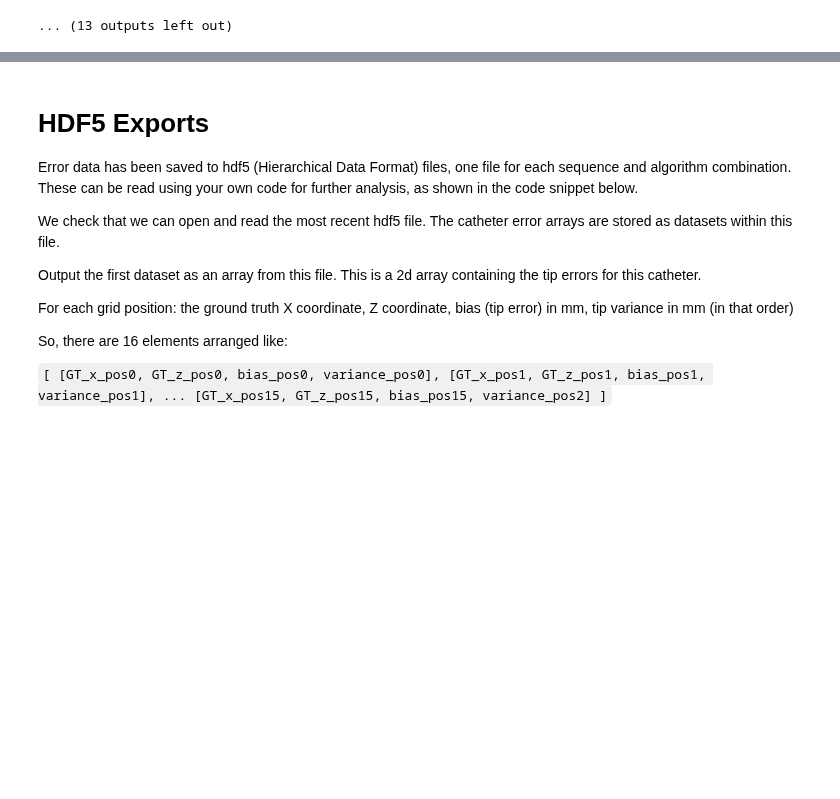
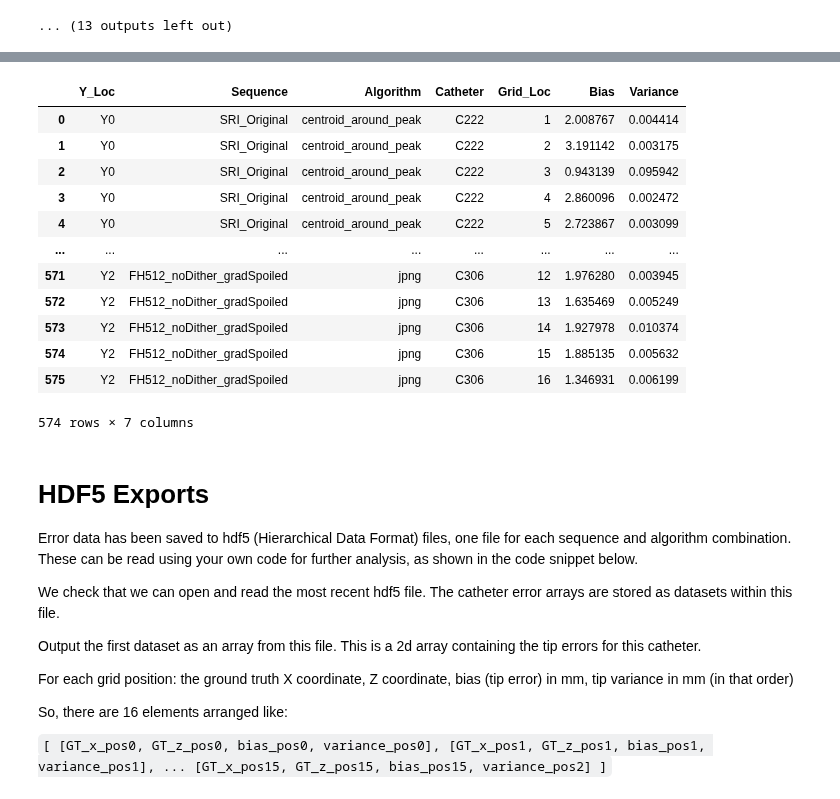
Before and after one commit to WrightGroupSRI/mr-tracking-analysis, a Jupyter notebook: Static_Tracking/static_tracking_heatmaps.ipynb, the cells around one changed output, grey strips where cells are left out. Cells and saved outputs as stored; diff of their text form; code cells hidden in the pictures; blank space fills up the shorter version.

```diff
--- a/Static_Tracking/static_tracking_heatmaps.ipynb
+++ b/Static_Tracking/static_tracking_heatmaps.ipynb
@@ -152,3 +188,25 @@ Tip Tracking Error @ Y = 20mm sequence SRI_Original, algorithm jpng
+# %%
+# Missing recording for this combination!
+invalid_rows = agg_df[(agg_df['Y_Loc']=='Y2') & (agg_df['Sequence']=='SRI_Original') & (agg_df['Catheter']=='C306') & (agg_df['Grid_Loc']==2)].index
+# %%
+agg_df = agg_df.drop(invalid_rows)
+# %%
+agg_df  # each row contains the error (bias) and variance for one multi-second recording
+        # of one sequence, from one catheter, at one location, processed with one algorithm
+# %% [output]
+|  | Y_Loc | Sequence | Algorithm | Catheter | Grid_Loc | Bias | Variance |
+| 0 | Y0 | SRI_Original | centroid_around_peak | C222 | 1 | 2.008767 | 0.004414 |
+| 1 | Y0 | SRI_Original | centroid_around_peak | C222 | 2 | 3.191142 | 0.003175 |
+| 2 | Y0 | SRI_Original | centroid_around_peak | C222 | 3 | 0.943139 | 0.095942 |
+| 3 | Y0 | SRI_Original | centroid_around_peak | C222 | 4 | 2.860096 | 0.002472 |
+| 4 | Y0 | SRI_Original | centroid_around_peak | C222 | 5 | 2.723867 | 0.003099 |
+| ... | ... | ... | ... | ... | ... | ... | ... |
+| 571 | Y2 | FH512_noDither_gradSpoiled | jpng | C306 | 12 | 1.976280 | 0.003945 |
+| 572 | Y2 | FH512_noDither_gradSpoiled | jpng | C306 | 13 | 1.635469 | 0.005249 |
+| 573 | Y2 | FH512_noDither_gradSpoiled | jpng | C306 | 14 | 1.927978 | 0.010374 |
+| 574 | Y2 | FH512_noDither_gradSpoiled | jpng | C306 | 15 | 1.885135 | 0.005632 |
+| 575 | Y2 | FH512_noDither_gradSpoiled | jpng | C306 | 16 | 1.346931 | 0.006199 |
+574 rows × 7 columns
 # %% [markdown]
 # HDF5 Exports
 Error data has been saved to hdf5 (Hierarchical Data Format) files, one file for each sequence and algorithm combination. These can be read using your own code for further analysis, as shown in the code snippet below.
```
Also changed, not shown: parts of 7 cells of this notebook, 1 other file.
